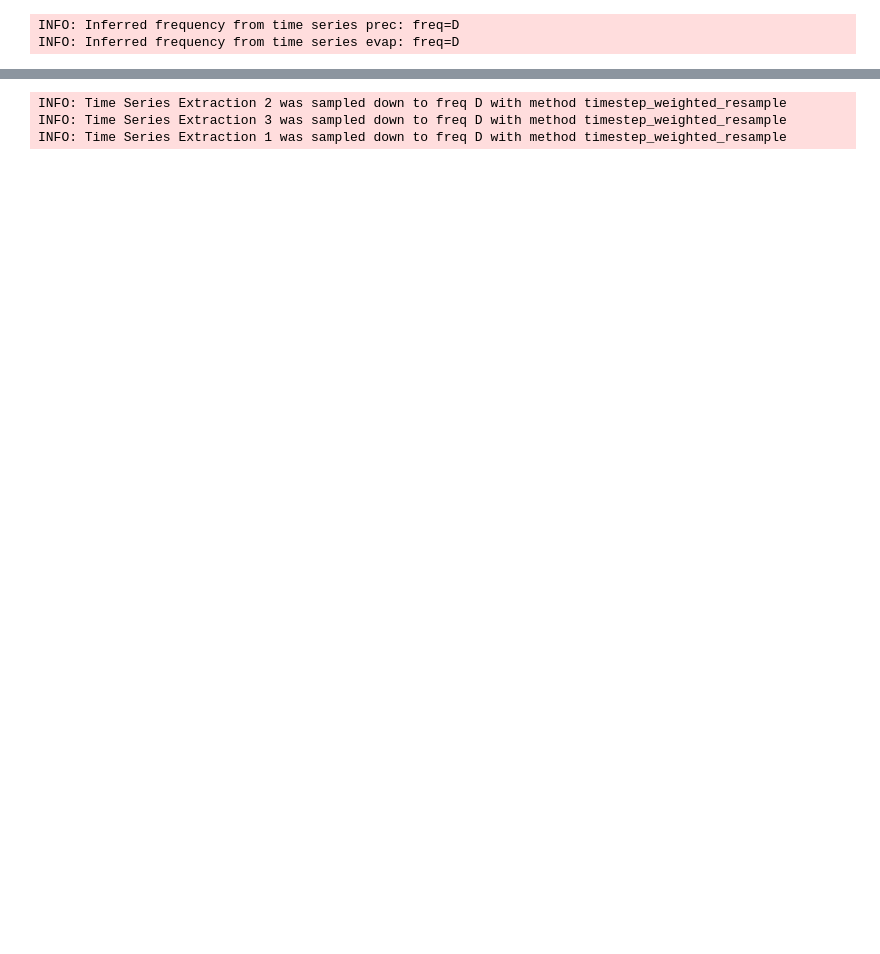
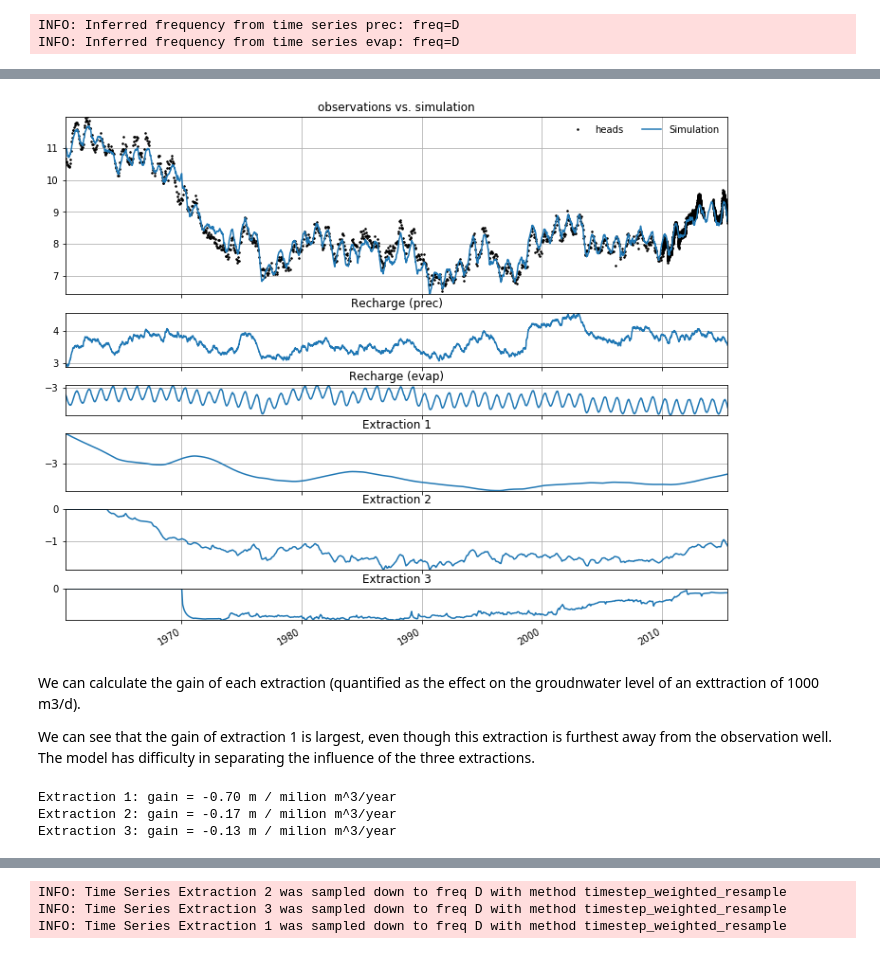
Before and after one commit to pastas/pastas, a Jupyter notebook: examples/notebooks/11_WellModel.ipynb, the cells around one changed output, grey strips where cells are left out. Drawn from its saved outputs; the diff is of its cells as text; code cells hidden in the pictures; blank space fills up the shorter version.

```diff
--- a/examples/notebooks/11_WellModel.ipynb
+++ b/examples/notebooks/11_WellModel.ipynb
@@ -31,2 +71,2 @@ Get the heads
 # %%
-H = meny.H['Obsevation well']
+ml = ps.Model(ps.TimeSeries(meny.H['Obsevation well']['values'], name="heads"))
@@ -81,0 +152,20 @@ distances
+# %%
+ml.plots.decomposition();
+# %% [output]
+[figure, added]
+# %% [markdown]
+We can calculate the gain of each extraction (quantified as the effect on the groudnwater level of an exttraction of 1000 m3/d).
+
+We can see that the gain of extraction 1 is largest, even though this extraction is furthest away from the observation well. The model has difficulty in separating the influence of the three extractions.
+# %%
+for i in range(3):
+    name = extraction_names[i]
+    sm = ml.stressmodels[name]
+    p = ml.get_parameters(name)
+    gain = sm.rfunc.gain(p) * 1000000 / 365.25
+    print("{0}: gain = {1:.2f} m / milion m^3/year".format(name, gain))
+    df.at[name, 'gain StressModel'] = gain
+# %% [output]
+Extraction 1: gain = -0.70 m / milion m^3/year
+Extraction 2: gain = -0.17 m / milion m^3/year
+Extraction 3: gain = -0.13 m / milion m^3/year
```
Also changed, not shown: parts of 39 cells of this notebook, 1 other file.
